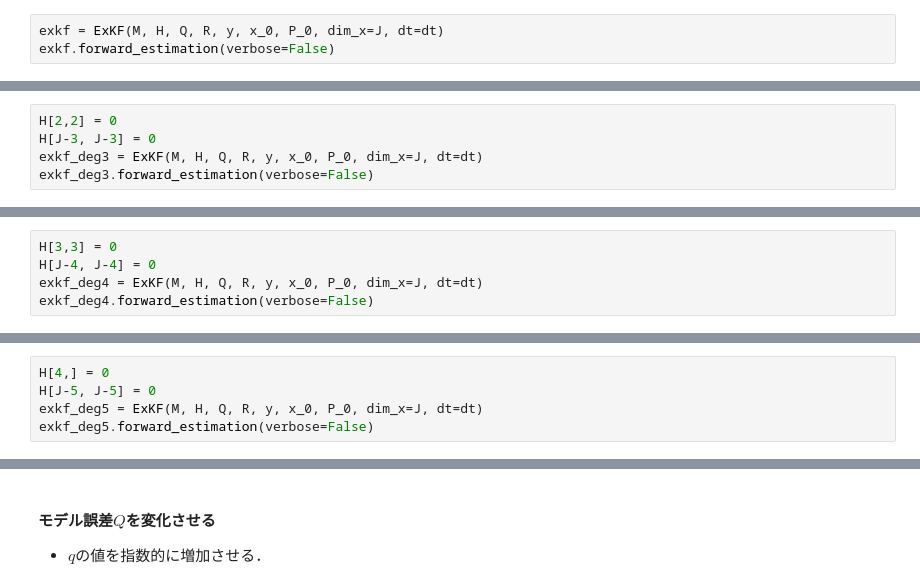
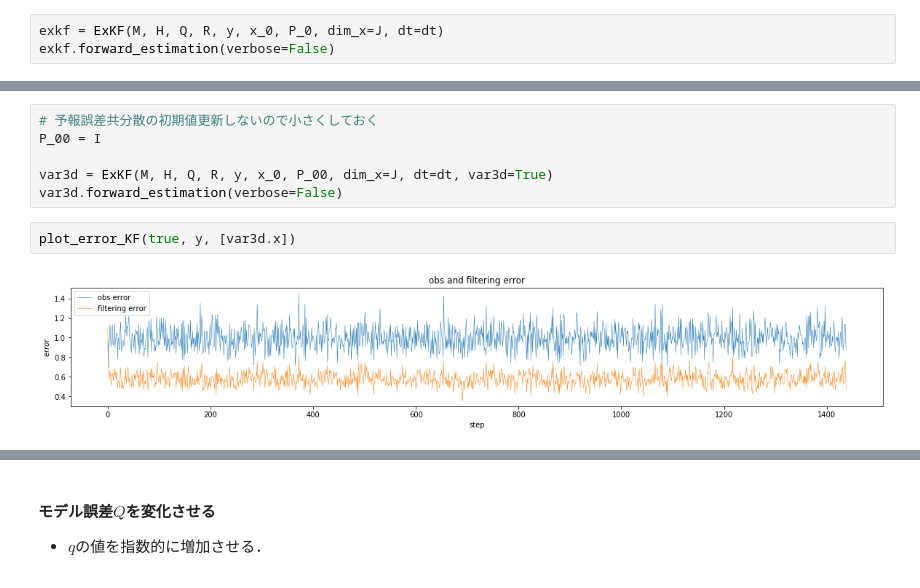
Before and after one commit to KotaTakeda/rccs_online_school, a Jupyter notebook: work.ipynb, the cells around one changed output, grey strips where cells are left out. Cells and saved outputs as stored; diff of their text form.

```diff
--- a/work.ipynb
+++ b/work.ipynb
@@ -512,5 +478,0 @@ plot_error_KF(true, y, exkf_deg2.x)
-# %%
-H[2,2] = 0
-H[J-3, J-3] = 0
-exkf_deg3 = ExKF(M, H, Q, R, y, x_0, P_0, dim_x=J, dt=dt)
-exkf_deg3.forward_estimation(verbose=False)
@@ -521,5 +478,0 @@ plot_error_KF(true, y, exkf_deg3.x)
-# %%
-H[3,3] = 0
-H[J-4, J-4] = 0
-exkf_deg4 = ExKF(M, H, Q, R, y, x_0, P_0, dim_x=J, dt=dt)
-exkf_deg4.forward_estimation(verbose=False)
@@ -530,5 +478,0 @@ plot_error_KF(true, y, exkf_deg4.x)
-# %%
-H[4,] = 0
-H[J-5, J-5] = 0
-exkf_deg5 = ExKF(M, H, Q, R, y, x_0, P_0, dim_x=J, dt=dt)
-exkf_deg5.forward_estimation(verbose=False)
@@ -547,0 +491,10 @@ plot_error_KF(true, y, exkf_deg5.x)
+# %%
+# 予報誤差共分散の初期値更新しないので小さくしておく
+P_00 = I
+
+var3d = ExKF(M, H, Q, R, y, x_0, P_00, dim_x=J, dt=dt, var3d=True)
+var3d.forward_estimation(verbose=False)
+# %%
+plot_error_KF(true, y, [var3d.x])
+# %% [output]
+[figure, added]
```
Also changed, not shown: parts of 77 cells of this notebook.
